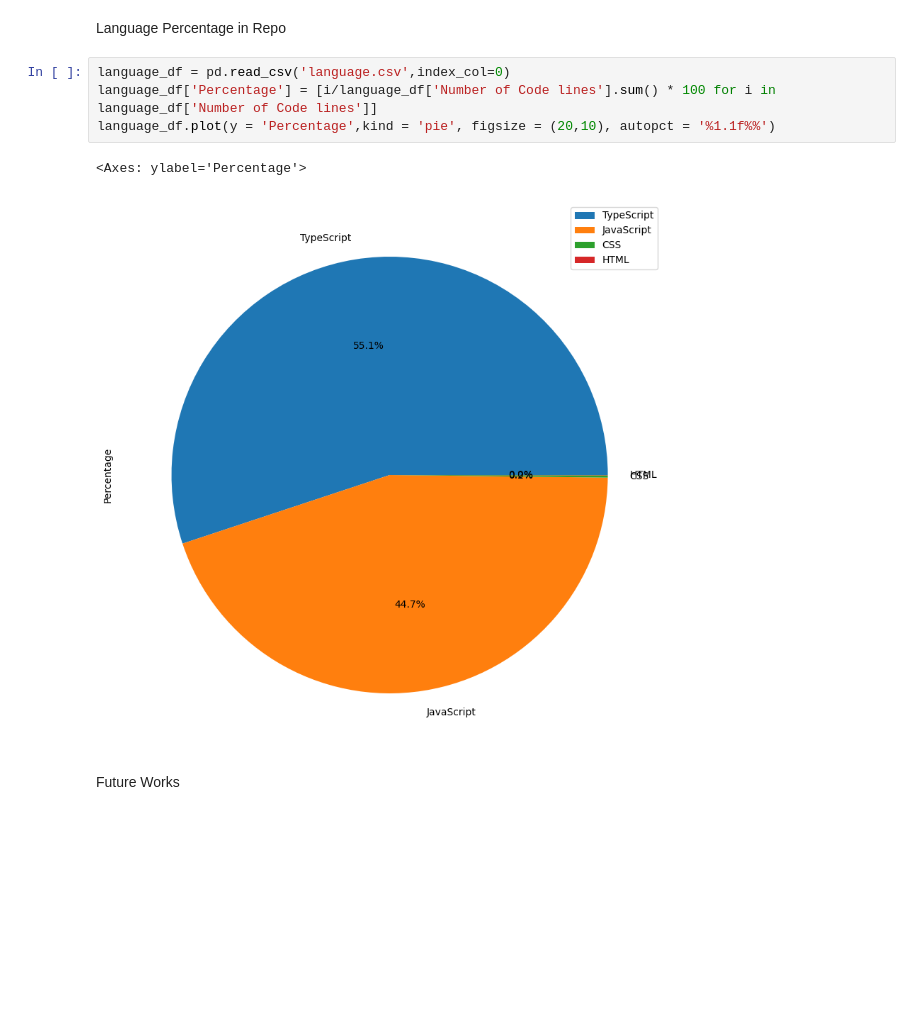
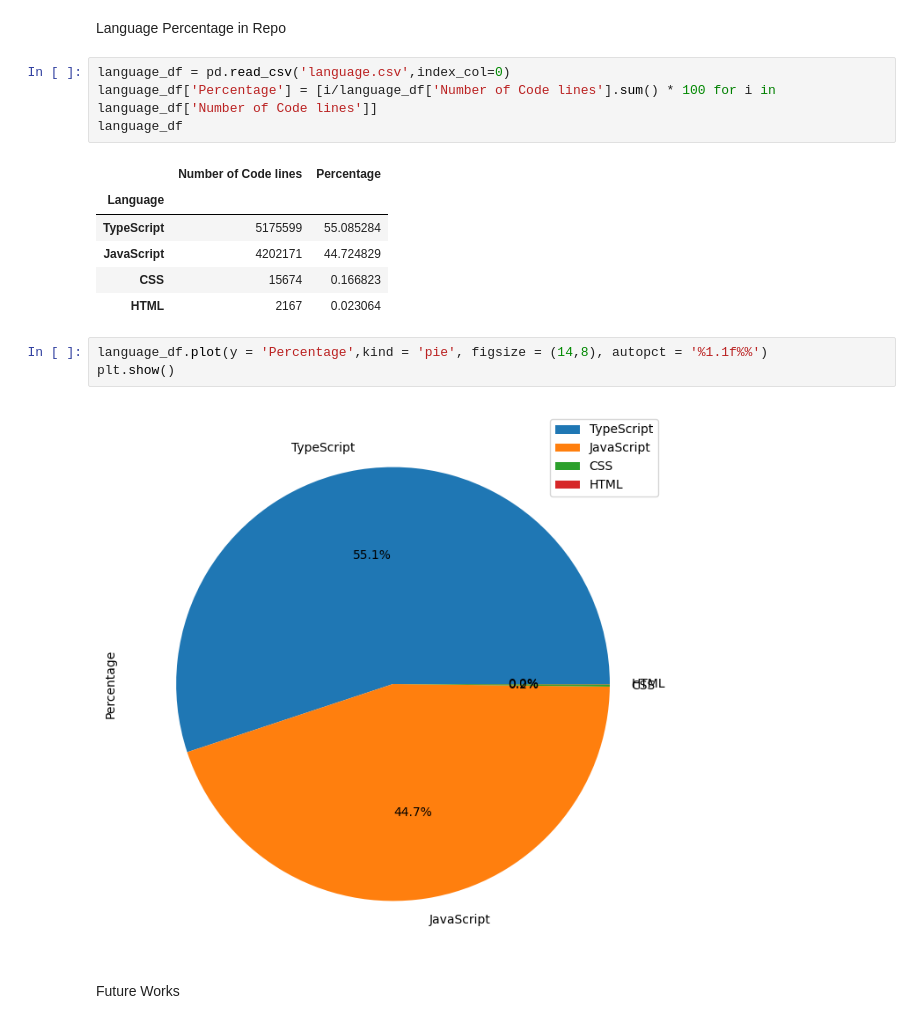
Before and after one commit to Khanhtoichoi/Data-Analysis, a Jupyter notebook: data_analysis.ipynb, the cells around one changed output. Drawn from its saved outputs; the diff is of its cells as text; blank space fills up the shorter version.

```diff
--- a/data_analysis.ipynb
+++ b/data_analysis.ipynb
@@ -352,10 +374,19 @@ Language Percentage in Repo
 # %%
 language_df = pd.read_csv('language.csv',index_col=0)
 language_df['Percentage'] = [i/language_df['Number of Code lines'].sum() * 100 for i in language_df['Number of Code lines']]
-language_df.plot(y = 'Percentage',kind = 'pie', figsize = (20,10), autopct = '%1.1f%%')
+language_df
 # %% [output]
-<Axes: ylabel='Percentage'>
-[figure, removed]
+|  | Number of Code lines | Percentage |
+| Language |  |  |
+| TypeScript | 5175599 | 55.085284 |
+| JavaScript | 4202171 | 44.724829 |
+| CSS | 15674 | 0.166823 |
+| HTML | 2167 | 0.023064 |
+# %%
+language_df.plot(y = 'Percentage',kind = 'pie', figsize = (14,8), autopct = '%1.1f%%')
+plt.show()
+# %% [output]
+[figure, added]
 # %% [markdown]
 Future Works
 # %%
```
Also changed, not shown: parts of 11 cells of this notebook.
